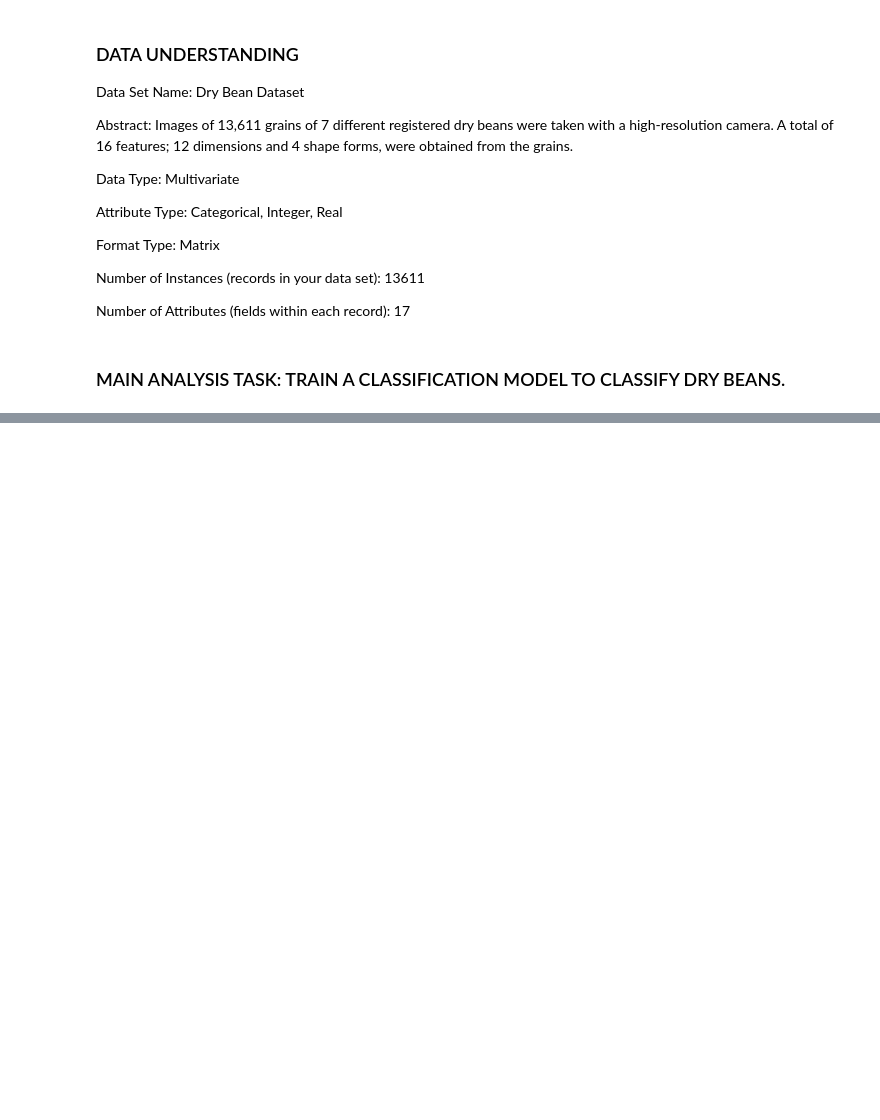
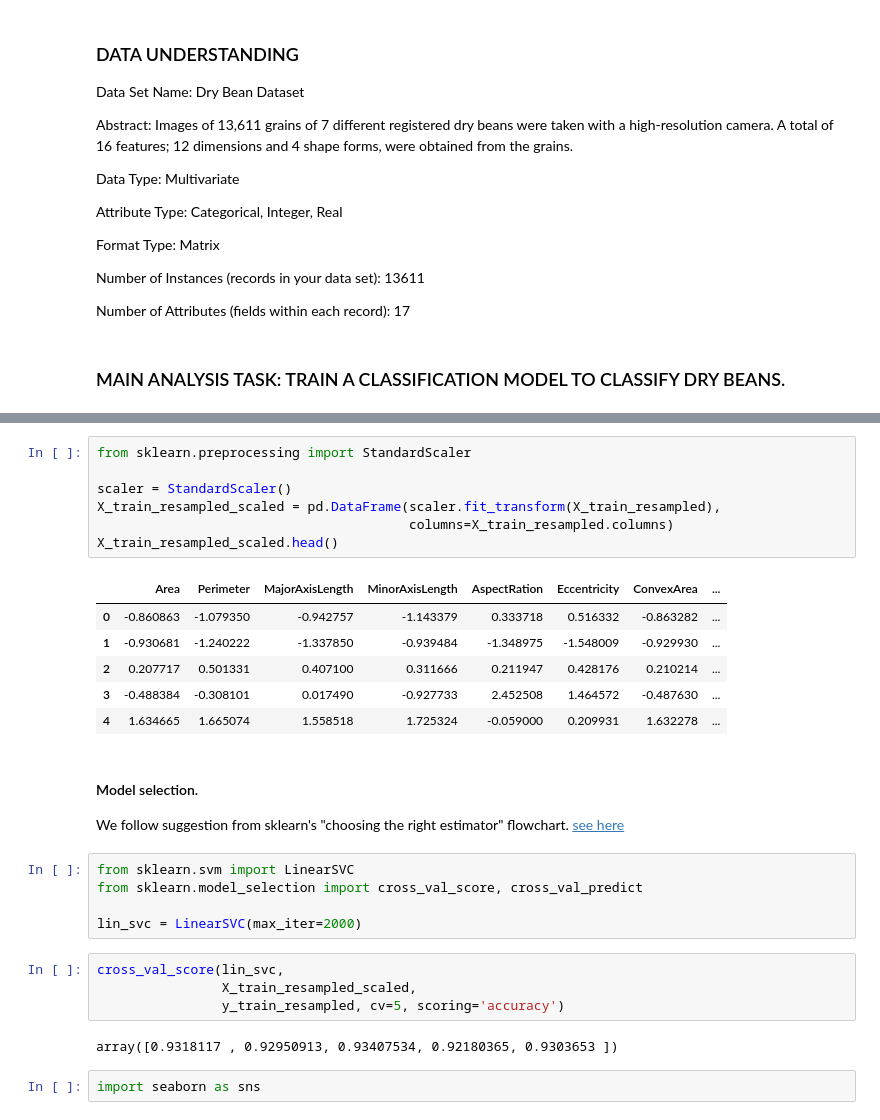
Before and after one commit to modelMaestroSolo/Dry_Beans_Classifier, a Jupyter notebook: classification_notebook.ipynb, the cells around one changed output, grey strips where cells are left out. Saved outputs shown, nothing was run; the diff lists cells and outputs as text; blank space fills up the shorter version.

```diff
--- a/classification_notebook.ipynb
+++ b/classification_notebook.ipynb
@@ -100,0 +155,30 @@ Number of Attributes (fields within each record):
+# %%
+from sklearn.preprocessing import StandardScaler
+
+scaler = StandardScaler()
+X_train_resampled_scaled = pd.DataFrame(scaler.fit_transform(X_train_resampled),
+                                        columns=X_train_resampled.columns)
+X_train_resampled_scaled.head()
+# %% [output]
+|  | Area | Perimeter | MajorAxisLength | MinorAxisLength | AspectRation | Eccentricity | ConvexArea | ... |
+| 0 | -0.860863 | -1.079350 | -0.942757 | -1.143379 | 0.333718 | 0.516332 | -0.863282 | ... |
+| 1 | -0.930681 | -1.240222 | -1.337850 | -0.939484 | -1.348975 | -1.548009 | -0.929930 | ... |
+| 2 | 0.207717 | 0.501331 | 0.407100 | 0.311666 | 0.211947 | 0.428176 | 0.210214 | ... |
+| 3 | -0.488384 | -0.308101 | 0.017490 | -0.927733 | 2.452508 | 1.464572 | -0.487630 | ... |
+| 4 | 1.634665 | 1.665074 | 1.558518 | 1.725324 | -0.059000 | 0.209931 | 1.632278 | ... |
+# %% [markdown]
+#### Model selection.
+We follow suggestion from sklearn's "choosing the right estimator" flowchart. [see here](https://scikit-learn.org/stable/tutorial/machine_learning_map/index.html)
+# %%
+from sklearn.svm import LinearSVC
+from sklearn.model_selection import cross_val_score, cross_val_predict
+
+lin_svc = LinearSVC(max_iter=2000)
+# %%
+cross_val_score(lin_svc,
+                X_train_resampled_scaled,
+                y_train_resampled, cv=5, scoring='accuracy')
+# %% [output]
+array([0.9318117 , 0.92950913, 0.93407534, 0.92180365, 0.9303653 ])
+# %%
+import seaborn as sns
```
Also changed, not shown: parts of 8 cells of this notebook, 1 other file.
